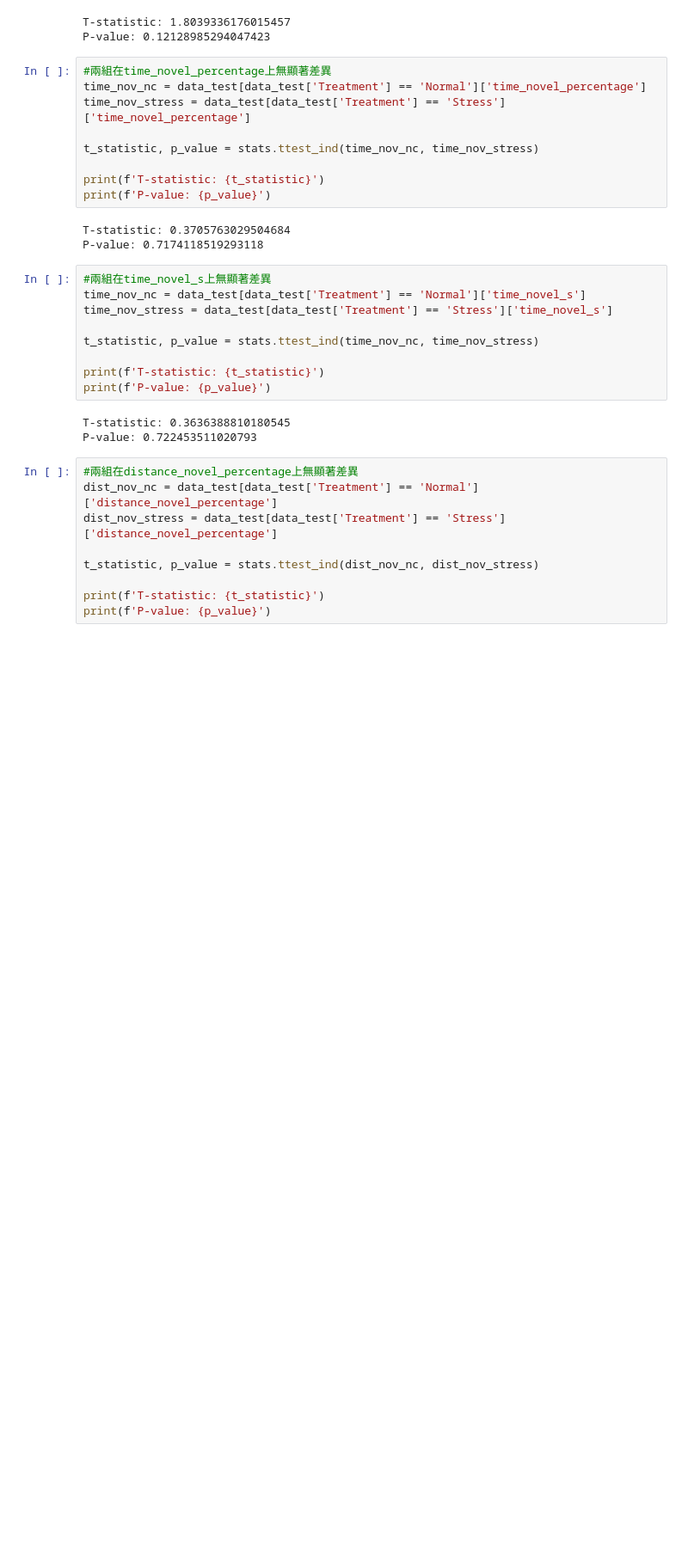
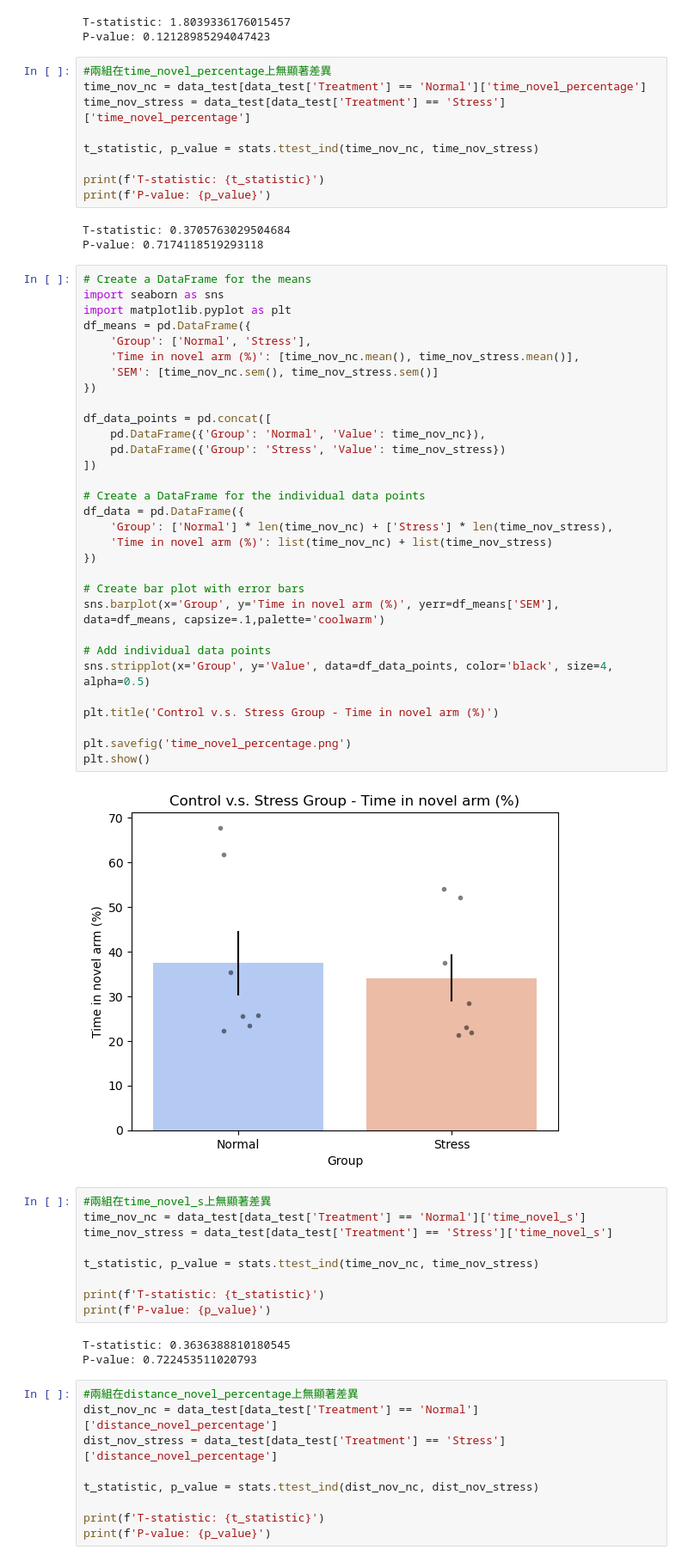
Before and after one commit to claire0624/Yu-Yen_Lee---Y-maze_report, a Jupyter notebook: y maze.ipynb, the cells around one changed output. Shown at 86% size. Drawn from its saved outputs; the diff is of its cells as text; blank space fills up the shorter version.

```diff
--- a/y maze.ipynb
+++ b/y maze.ipynb
@@ -213,6 +213,39 @@ print(f'P-value: {p_value}')
 # %% [output]
 T-statistic: 0.3705763029504684
 P-value: 0.7174118519293118
+# %%
+# Create a DataFrame for the means
+import seaborn as sns
+import matplotlib.pyplot as plt
+df_means = pd.DataFrame({
+    'Group': ['Normal', 'Stress'],
+    'Time in novel arm (%)': [time_nov_nc.mean(), time_nov_stress.mean()],
+    'SEM': [time_nov_nc.sem(), time_nov_stress.sem()]
+})
+
+df_data_points = pd.concat([
+    pd.DataFrame({'Group': 'Normal', 'Value': time_nov_nc}),
+    pd.DataFrame({'Group': 'Stress', 'Value': time_nov_stress})
+])
+
+# Create a DataFrame for the individual data points
+df_data = pd.DataFrame({
+    'Group': ['Normal'] * len(time_nov_nc) + ['Stress'] * len(time_nov_stress),
+    'Time in novel arm (%)': list(time_nov_nc) + list(time_nov_stress)
+})
+
+# Create bar plot with error bars
+sns.barplot(x='Group', y='Time in novel arm (%)', yerr=df_means['SEM'], data=df_means, capsize=.1,palette='coolwarm')
+
+# Add individual data points
+sns.stripplot(x='Group', y='Value', data=df_data_points, color='black', size=4, alpha=0.5)
+
+plt.title('Control v.s. Stress Group - Time in novel arm (%)')
+
+plt.savefig('time_novel_percentage.png')
+plt.show()
+# %% [output]
+[figure, added]
 # %%
 #兩組在time_novel_s上無顯著差異
 time_nov_nc = data_test[data_test['Treatment'] == 'Normal']['time_novel_s']
```
Also changed, not shown: parts of 1 cell of this notebook.
